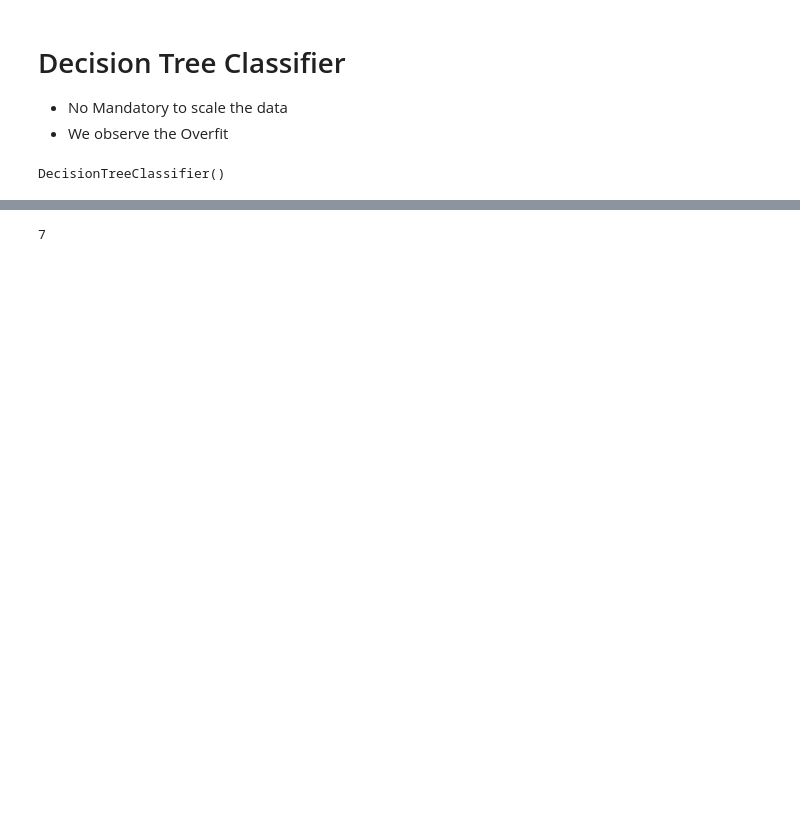
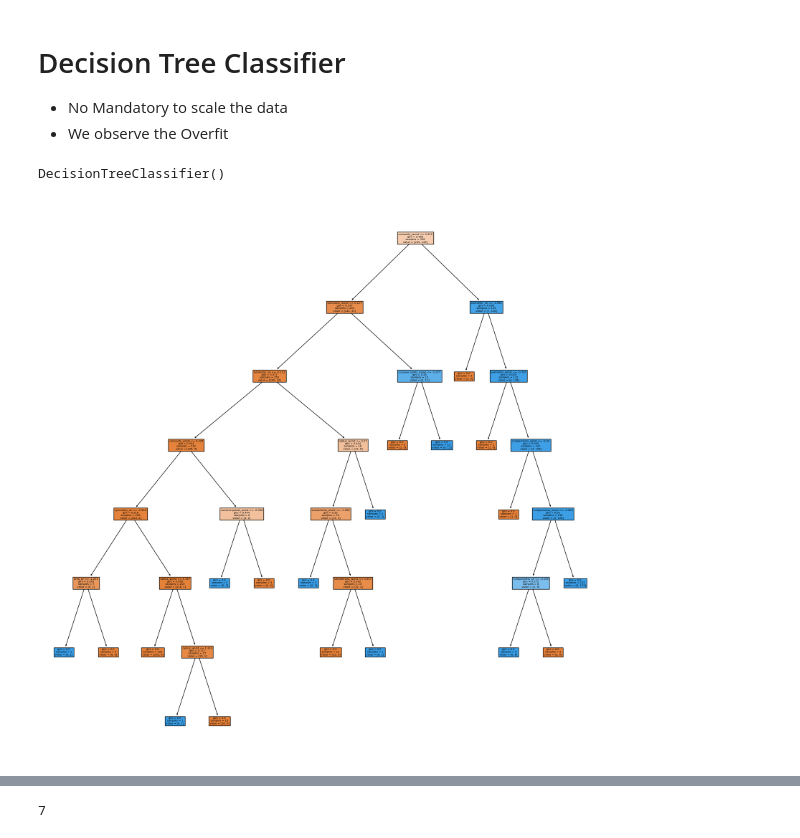
Before and after one commit to nachikethmurthy/Data-Science-Python-Sep-25, a Jupyter notebook: Module-4/LogisticRegression Decision Tree.ipynb, the cells around one changed output, grey strips where cells are left out. Saved outputs shown, nothing was run; the diff lists cells and outputs as text; code cells hidden in the pictures; blank space fills up the shorter version.

```diff
--- a/Module-4/LogisticRegression Decision Tree.ipynb
+++ b/Module-4/LogisticRegression Decision Tree.ipynb
@@ -377,6 +431,13 @@ tree = DecisionTreeClassifier()
 tree.fit(X_train,y_train)
 # %% [output]
 DecisionTreeClassifier()
+# %%
+from sklearn.tree import plot_tree
+plt.figure(figsize=(20,20))
+plot_tree(tree, feature_names=X.columns, filled=True)
+plt.show()
+# %% [output]
+[figure, added]
 # %%
 y_pred = tree.predict(X_test)
 # %%
```
Also changed, not shown: parts of 42 cells of this notebook, 4 other files.
